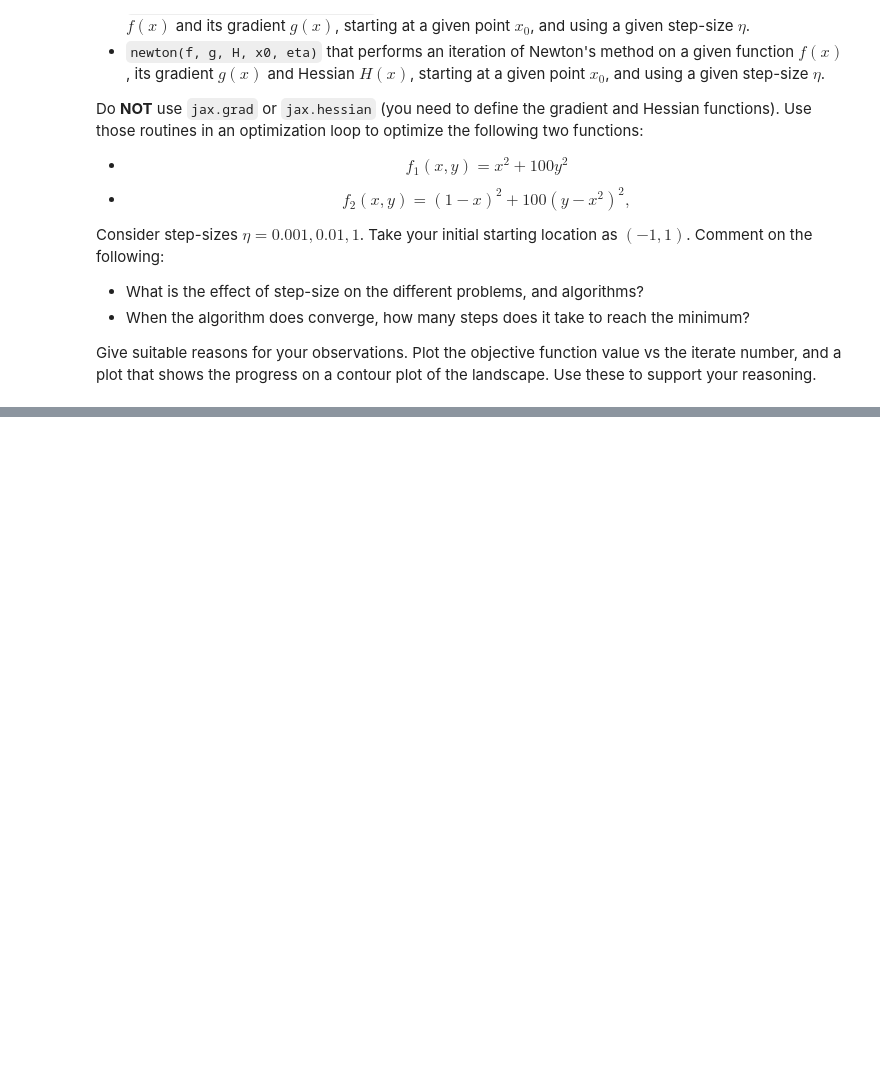
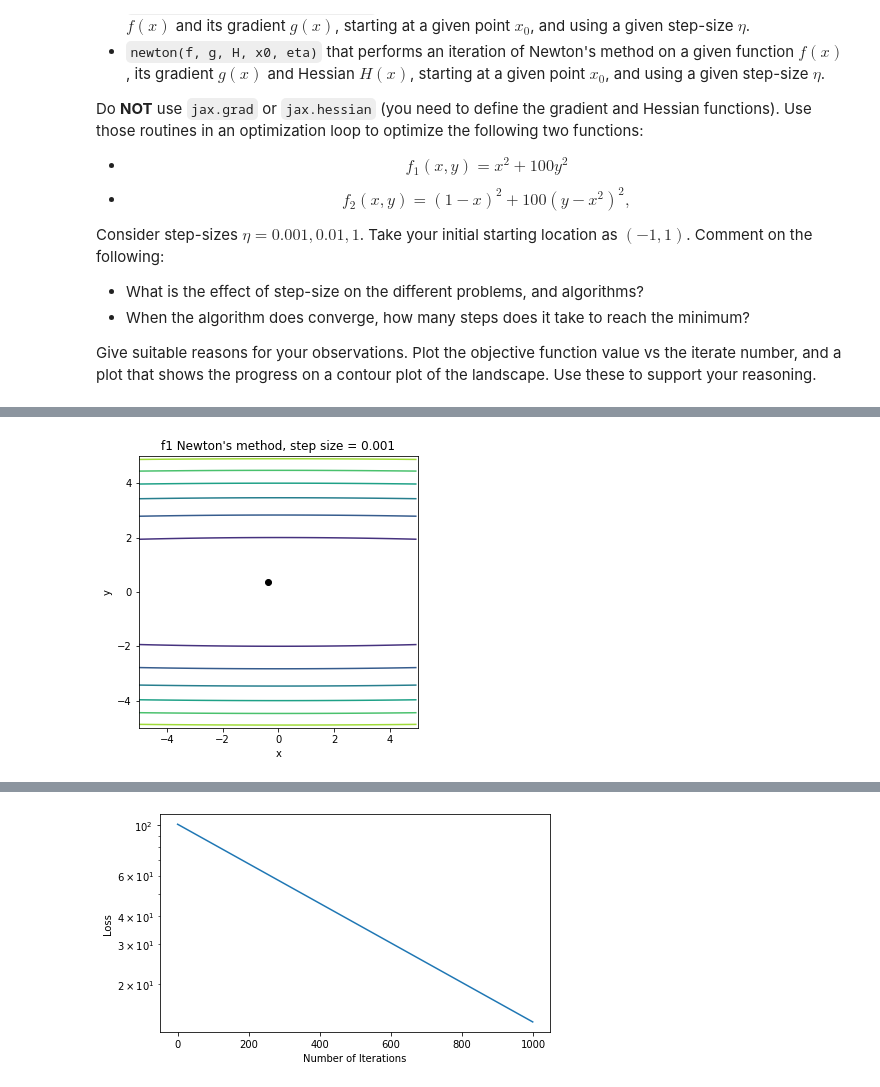
Before and after one commit to notrichardren/ENM5310-Homework, a Jupyter notebook: assn2.ipynb, the cells around one changed output, grey strips where cells are left out. Saved outputs shown, nothing was run; the diff lists cells and outputs as text; code cells hidden in the pictures; blank space fills up the shorter version.

```diff
--- a/assn2.ipynb
+++ b/assn2.ipynb
@@ -801,0 +842,4 @@ iterative_descent(f1, g1_x, g1_y, H1_xx, H1_xy, H1_yy, 0.001, "f1 gradient desce
+# %%
+iterative_descent(f1, g1_x, g1_y, H1_xx, H1_xy, H1_yy, 0.001, "f1 Newton's method, step size = 0.001", False)
+# %% [output]
+[figure, added]
@@ -801,0 +847 @@ iterative_descent(f1, g1_x, g1_y, H1_xx, H1_xy, H1_yy, 0.001, "f1 gradient desce
+[figure, added]
```
Also changed, not shown: parts of 9 cells of this notebook.
